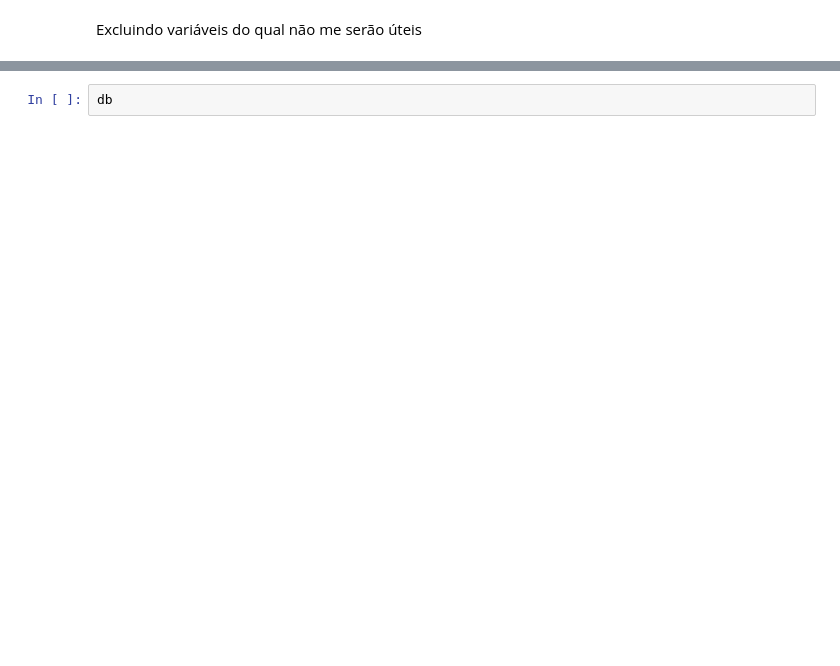
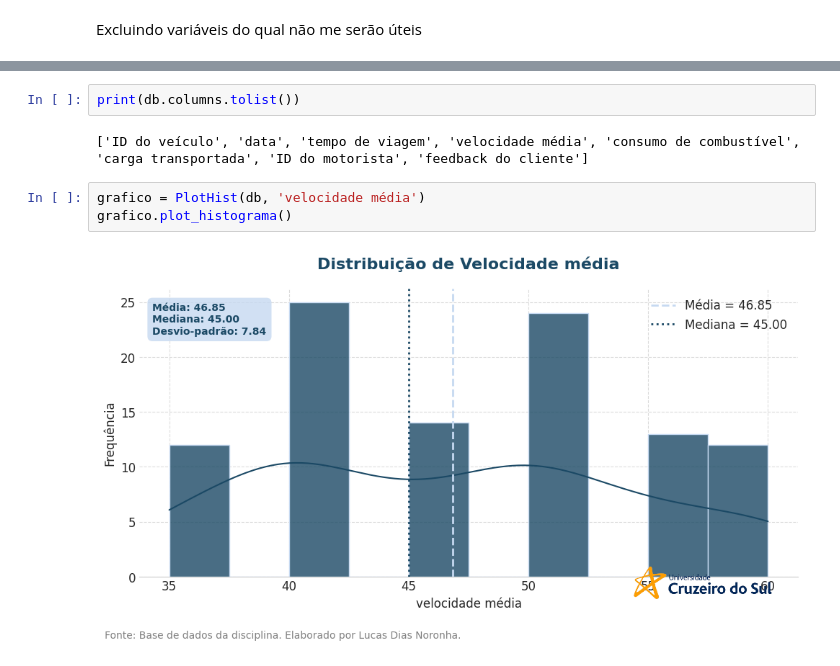
Before and after one commit to LUCASDNORONHA/analise-desempenho-frota, a Jupyter notebook: notebooks/01_preprocessing.ipynb, the cells around one changed output, grey strips where cells are left out. Drawn from its saved outputs; the diff is of its cells as text; blank space fills up the shorter version.

```diff
--- a/notebooks/01_preprocessing.ipynb
+++ b/notebooks/01_preprocessing.ipynb
@@ -69,2 +62,9 @@ summary_numeric
+# %%
+print(db.columns.tolist())
+# %% [output]
+['ID do veículo', 'data', 'tempo de viagem', 'velocidade média', 'consumo de combustível', 'carga transportada', 'ID do motorista', 'feedback do cliente']
 # %%
-db
+grafico = PlotHist(db, 'velocidade média')
+grafico.plot_histograma()
+# %% [output]
+[figure, added]
```
Also changed, not shown: parts of 6 cells of this notebook.
